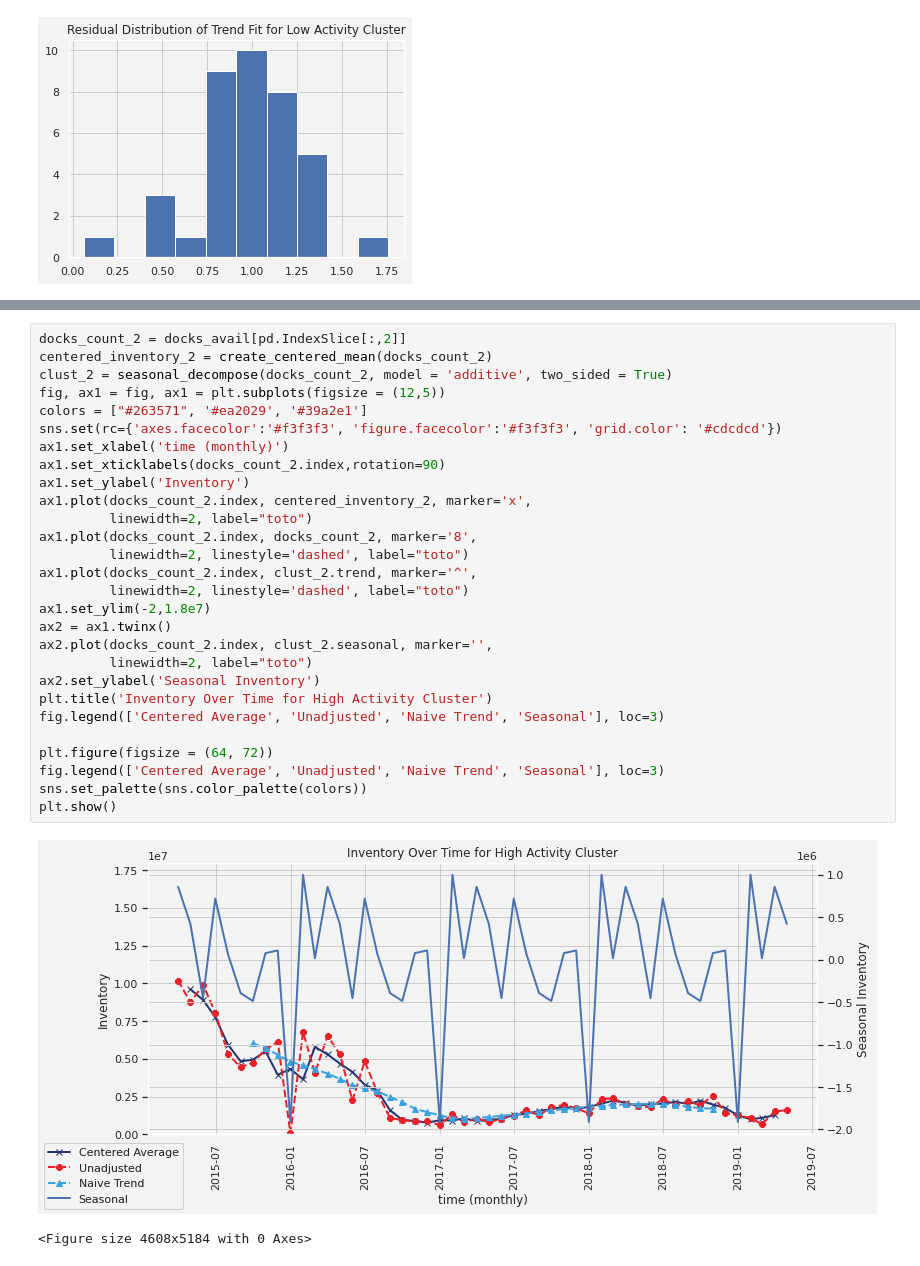
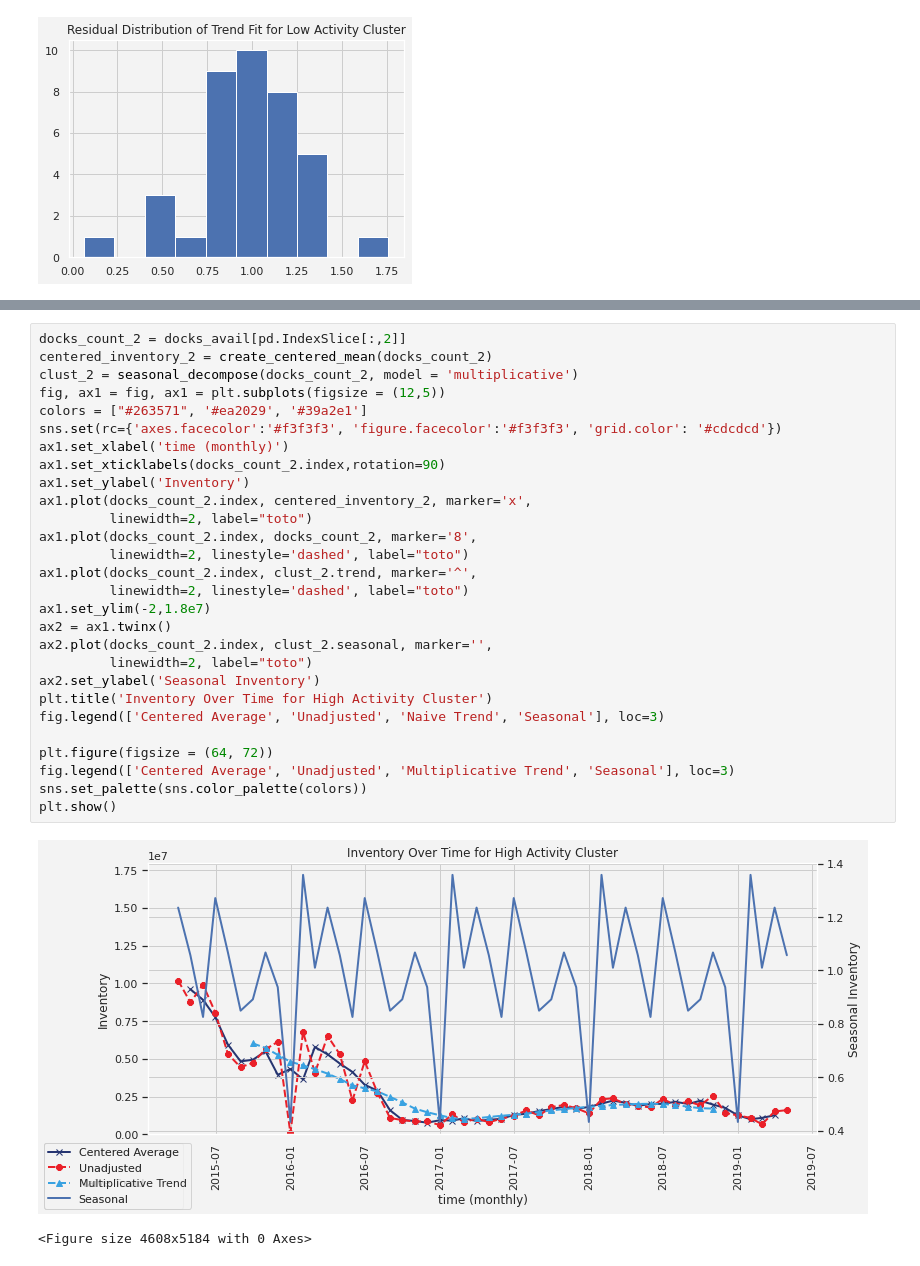
Before and after one commit to evan-kiolbassa/citibike, a Jupyter notebook: EDA/Inventory Descriptive Time Series.ipynb, the cells around one changed output, grey strips where cells are left out. Drawn from its saved outputs; the diff is of its cells as text.

Commit message:
Made models multiplicative

```diff
--- a/EDA/Inventory Descriptive Time Series.ipynb
+++ b/EDA/Inventory Descriptive Time Series.ipynb
@@ -116,33 +116,33 @@ plt.show
 # %%
 docks_count_2 = docks_avail[pd.IndexSlice[:,2]]
 centered_inventory_2 = create_centered_mean(docks_count_2)
-clust_2 = seasonal_decompose(docks_count_2, model = 'additive', two_sided = True)
+clust_2 = seasonal_decompose(docks_count_2, model = 'multiplicative')
 fig, ax1 = fig, ax1 = plt.subplots(figsize = (12,5))
 colors = ["#263571", '#ea2029', '#39a2e1']
 sns.set(rc={'axes.facecolor':'#f3f3f3', 'figure.facecolor':'#f3f3f3', 'grid.color': '#cdcdcd'})
 ax1.set_xlabel('time (monthly)')
 ax1.set_xticklabels(docks_count_2.index,rotation=90)
 ax1.set_ylabel('Inventory')
 ax1.plot(docks_count_2.index, centered_inventory_2, marker='x',
          linewidth=2, label="toto")
 ax1.plot(docks_count_2.index, docks_count_2, marker='8',
          linewidth=2, linestyle='dashed', label="toto")
 ax1.plot(docks_count_2.index, clust_2.trend, marker='^',
          linewidth=2, linestyle='dashed', label="toto")
 ax1.set_ylim(-2,1.8e7)
 ax2 = ax1.twinx()
 ax2.plot(docks_count_2.index, clust_2.seasonal, marker='',
          linewidth=2, label="toto")
 ax2.set_ylabel('Seasonal Inventory')
 plt.title('Inventory Over Time for High Activity Cluster')
 fig.legend(['Centered Average', 'Unadjusted', 'Naive Trend', 'Seasonal'], loc=3)
 
 plt.figure(figsize = (64, 72))
-fig.legend(['Centered Average', 'Unadjusted', 'Naive Trend', 'Seasonal'], loc=3)
+fig.legend(['Centered Average', 'Unadjusted', 'Multiplicative Trend', 'Seasonal'], loc=3)
 sns.set_palette(sns.color_palette(colors))
 plt.show()
 # %% [output]
-[figure, old version]
+[figure, new version]
 <Figure size 4608x5184 with 0 Axes>
 # %%
 colors = ["#263571", '#ea2029', '#39a2e1']
```
Also changed, not shown: parts of 5 cells of this notebook.
